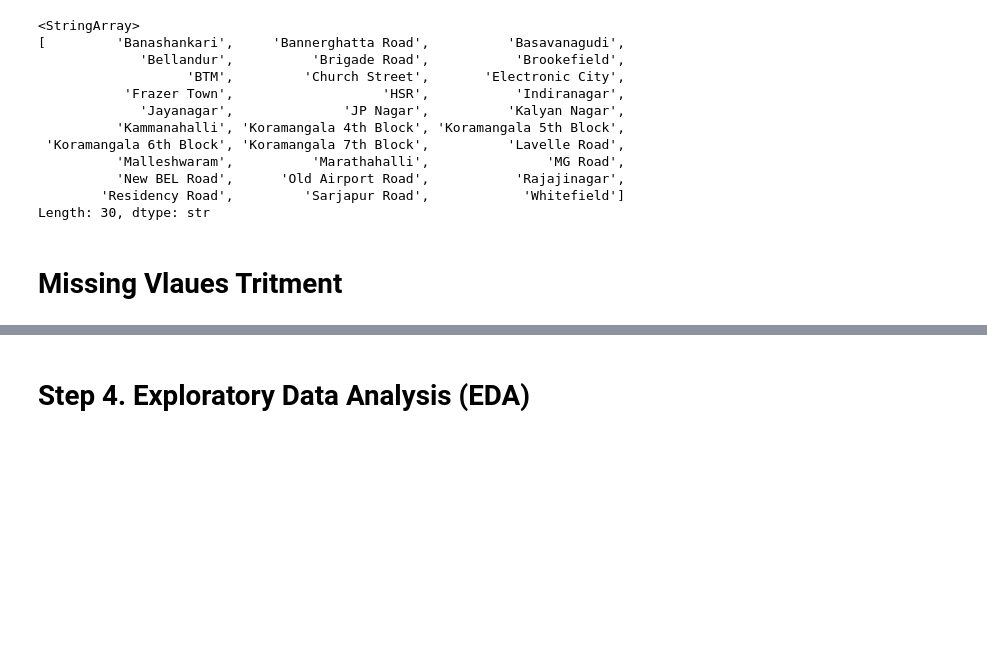
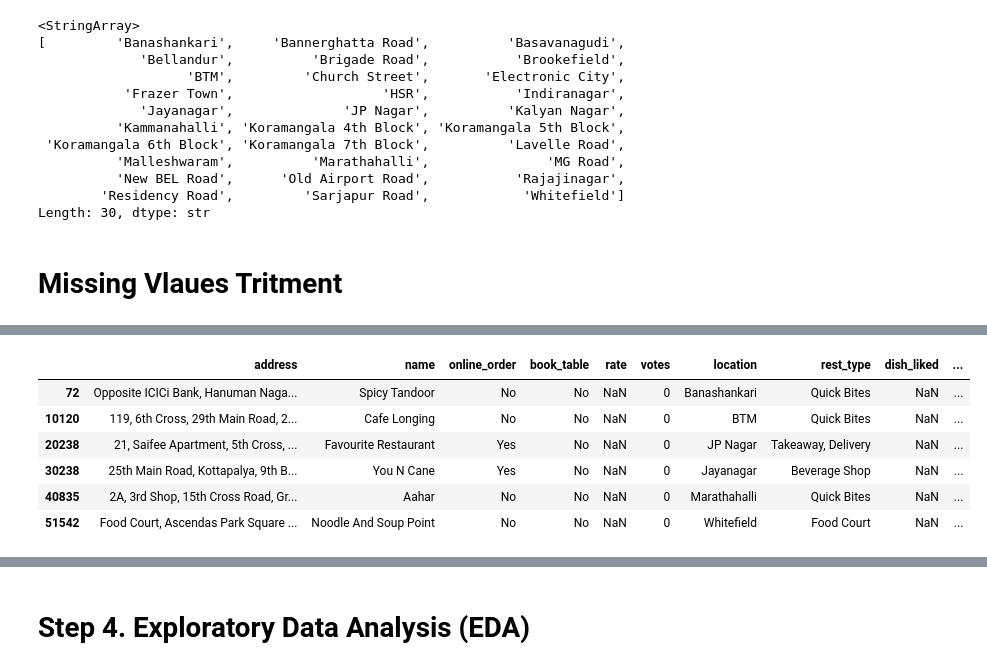
Before and after one commit to OmrajeAmbure/Datascience_And_GenAi_or_AgenticAi_work, a Jupyter notebook: Projects/DataAnalysis/Zomato Data Analysis/Notebook/ZomataDataAnylasis.ipynb, the cells around one changed output, grey strips where cells are left out. Saved outputs shown, nothing was run; the diff lists cells and outputs as text; code cells hidden in the pictures; blank space fills up the shorter version.

```diff
--- a/Projects/DataAnalysis/Zomato Data Analysis/Notebook/ZomataDataAnylasis.ipynb
+++ b/Projects/DataAnalysis/Zomato Data Analysis/Notebook/ZomataDataAnylasis.ipynb
@@ -1698,0 +1741,10 @@ Length: 30, dtype: str
+# %%
+df[df["rate"].isnull()].iloc[::2000]
+# %% [output]
+|  | address | name | online_order | book_table | rate | votes | location | rest_type | dish_liked | ... |
+| 72 | Opposite ICICi Bank, Hanuman Naga... | Spicy Tandoor | No | No | NaN | 0 | Banashankari | Quick Bites | NaN | ... |
+| 10120 | 119, 6th Cross, 29th Main Road, 2... | Cafe Longing | No | No | NaN | 0 | BTM | Quick Bites | NaN | ... |
+| 20238 | 21, Saifee Apartment, 5th Cross, ... | Favourite Restaurant | Yes | No | NaN | 0 | JP Nagar | Takeaway, Delivery | NaN | ... |
+| 30238 | 25th Main Road, Kottapalya, 9th B... | You N Cane | Yes | No | NaN | 0 | Jayanagar | Beverage Shop | NaN | ... |
+| 40835 | 2A, 3rd Shop, 15th Cross Road, Gr... | Aahar | No | No | NaN | 0 | Marathahalli | Quick Bites | NaN | ... |
+| 51542 | Food Court, Ascendas Park Square ... | Noodle And Soup Point | No | No | NaN | 0 | Whitefield | Food Court | NaN | ... |
```
Also changed, not shown: parts of 43 cells of this notebook, 2 other files.
